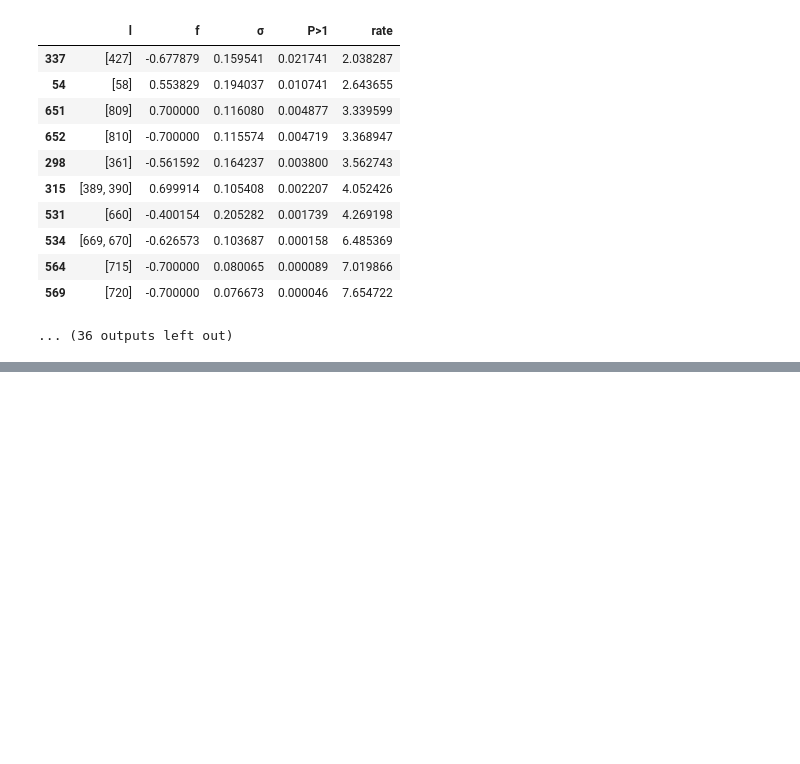
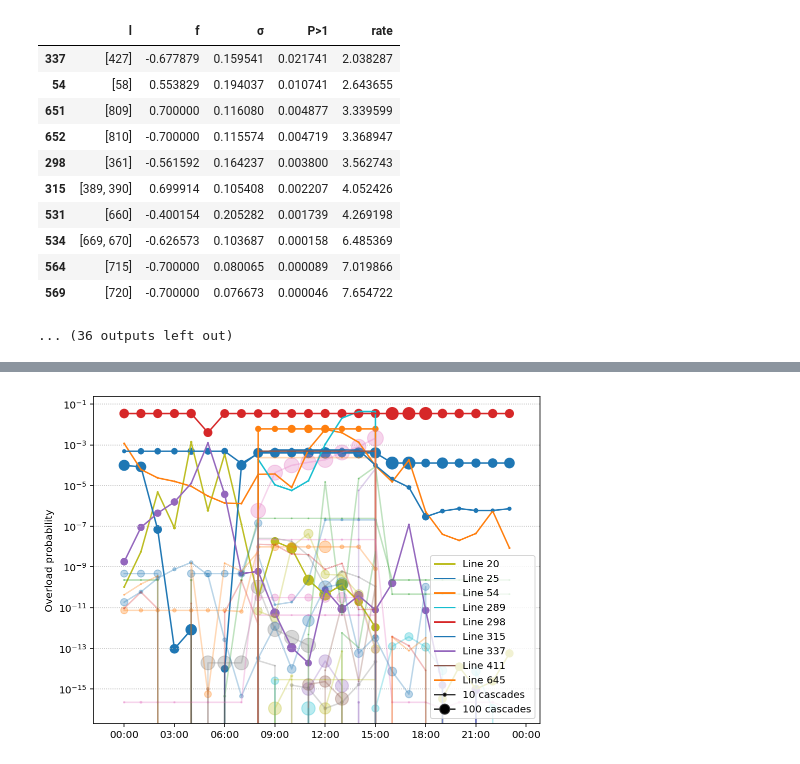
Before and after one commit to fonsp/grid-analysis, a Jupyter notebook: notebooks/models/Evolution of overload probabilities.ipynb, the cells around one changed output, grey strips where cells are left out. Cells and saved outputs as stored; diff of their text form; code cells hidden in the pictures; blank space fills up the shorter version.

```diff
--- a/notebooks/models/Evolution of overload probabilities.ipynb
+++ b/notebooks/models/Evolution of overload probabilities.ipynb
@@ -218,0 +305,17 @@ plt.savefig("evolution_overload_probs_3_10.pdf", bbox_inches="tight")
+# %%
+ratingsIID = []
+times = fav_sgn.injection_total.index
+for t, time in enumerate(times):
+
+    bus_cov = bus_diff_cov_day if fav_sgn.isdaylighthour[t] else bus_diff_cov_night
+    bus_cov = np.diag(np.diag(bus_cov))
+
+    rating = sgn.get_line_ratings(bus_cov, time=time)
+    ratingsIID.append(rating)
+# %%
+riskiest3IID = set()
+riskiest20IID = set()
+
+for time, rating in zip(times, ratingsIID):
+    riskiest3IID |= set(rating.sort_values("rate", ascending=True).head(3).index)
+    riskiest20IID |= set(rating.sort_values("rate", ascending=True).head(20).index)
@@ -218,0 +334,43 @@ plt.savefig("evolution_overload_probs_3_10.pdf", bbox_inches="tight")
+# %%
+fig, ax = plt.subplots(figsize=(8,6))
+
+fullcov_colors = {l: next(ax._get_lines.prop_cycler)["color"] for l in sorted(riskiest3)}
+
+for l in tqdm(sorted(riskiest3IID) + sorted(riskiest20IID - riskiest3IID)):
+    probs = []
+    cascadeSizes = []
+    for t, rating in enumerate(ratingsIID):
+        probs.append(rating["P>1"][l])
+
+        bus_cov = bus_diff_cov_day if fav_sgn.isdaylighthour[t] else bus_diff_cov_night
+        bus_cov = np.diag(np.diag(bus_cov))
+        cs = 0
+        try:
+            cs = len(list(fav_sgn.simulate_cascade(l, bus_cov, time=times[t]))[-1][0])
+        except np.linalg.LinAlgError:
+            cs = 0
+        cascadeSizes.append(cs)
+    alpha = 1.0 if l in riskiest3IID else .3
+
+    c = fullcov_colors[l] if l in fullcov_colors else next(ax._get_lines.prop_cycler)["color"]
+    ax.plot(times, probs, label="Line {}".format(l), color=c, alpha=alpha)
+    ax.scatter(times, probs, s=cascadeSizes, color=c, alpha=alpha)
+
+ax.xaxis.set_major_formatter(matplotlib.dates.DateFormatter("%H:%M"))
+# ax.legend(loc="lower right")
+ax.grid(axis="y", linestyle=":", which="both")
+ax.set_yscale("log")
+#ax.set_ylim(1e-15,1)
+ax.set_ylabel("Overload probability")
+
+handles, labels = ax.get_legend_handles_labels()
+top3 = [(h, l) for h, l in zip(handles, labels) if any(l.endswith(str(l3)) for l3 in riskiest3IID)]
+
+top3 += [(matplotlib.lines.Line2D([0], [0], marker='o', color='.2', markerfacecolor='0', markersize=np.sqrt(10)), "10 cascades"),
+         (matplotlib.lines.Line2D([0], [0], marker='o', color='.2', markerfacecolor='0', markersize=10), "100 cascades")]
+
+ax.legend(*zip(*top3), loc="lower right")
+
+plt.savefig("evolution_overload_probs_3_20_IID.pdf", bbox_inches="tight")
+# %% [output]
+[figure, added]
```
Also changed, not shown: parts of 10 cells of this notebook, 4 other files.
